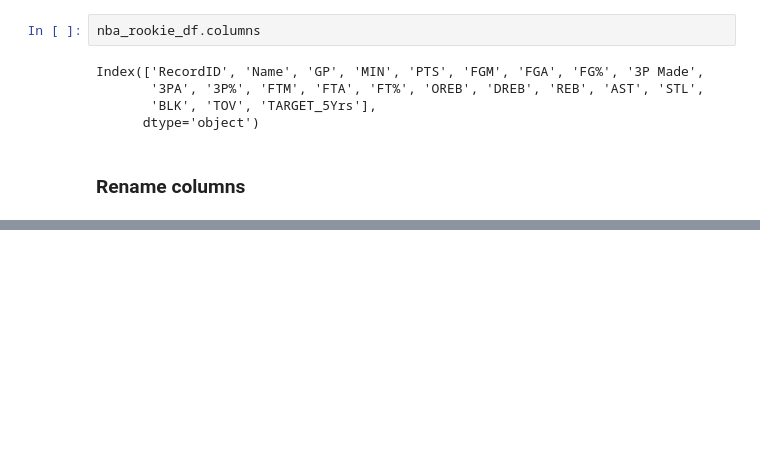
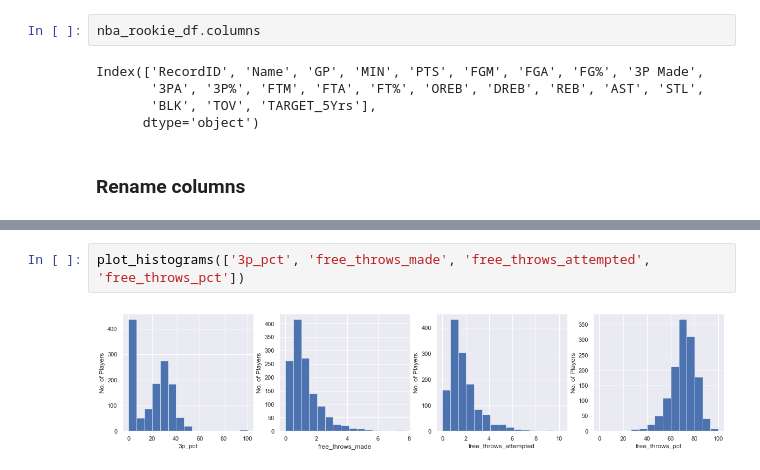
Before and after one commit to mwalbers1/DSC-609-Summer-2022, a Jupyter notebook: module-4-ensemble-algorithms.ipynb, the cells around one changed output, grey strips where cells are left out. Drawn from its saved outputs; the diff is of its cells as text; blank space fills up the shorter version.

```diff
--- a/module-4-ensemble-algorithms.ipynb
+++ b/module-4-ensemble-algorithms.ipynb
@@ -55,0 +130,4 @@ Index(['RecordID', 'Name', 'GP', 'MIN', 'PTS', 'FGM', 'FGA', 'FG%', '3P Made',
+# %%
+plot_histograms(['3p_pct', 'free_throws_made', 'free_throws_attempted', 'free_throws_pct'])
+# %% [output]
+[figure, added]
```
Also changed, not shown: parts of 13 cells of this notebook.
